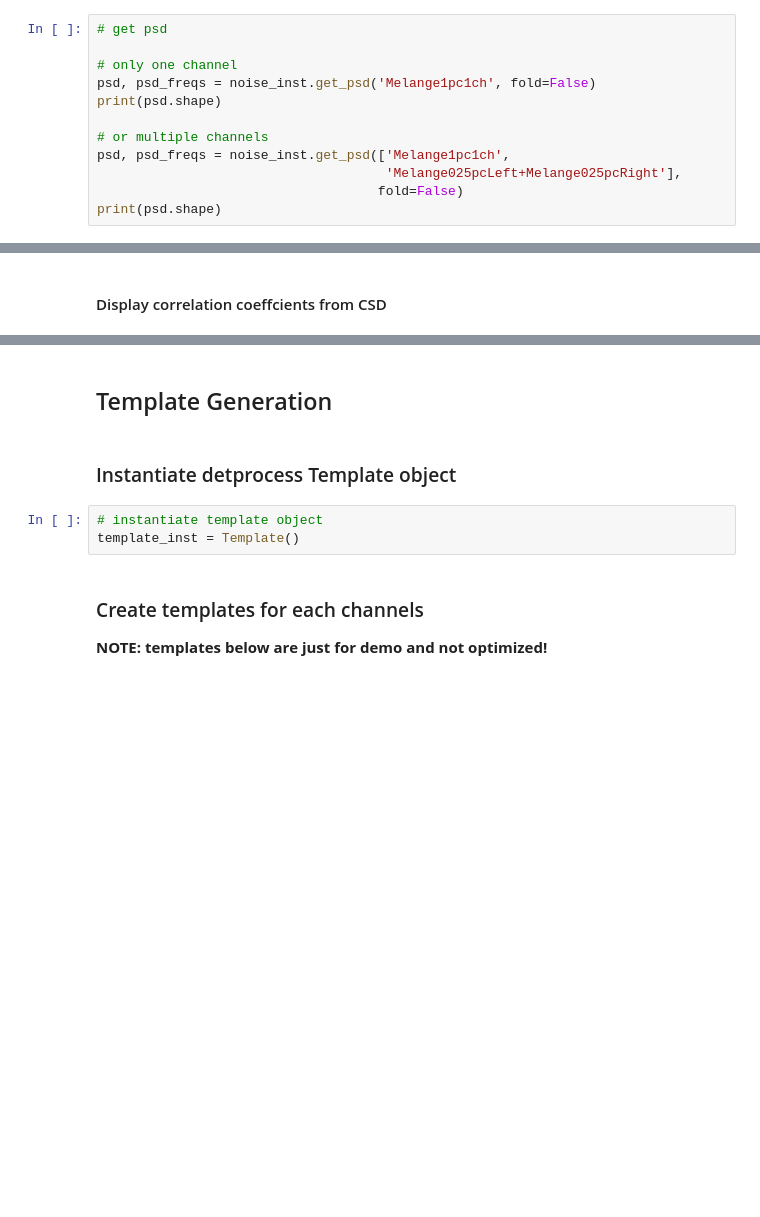
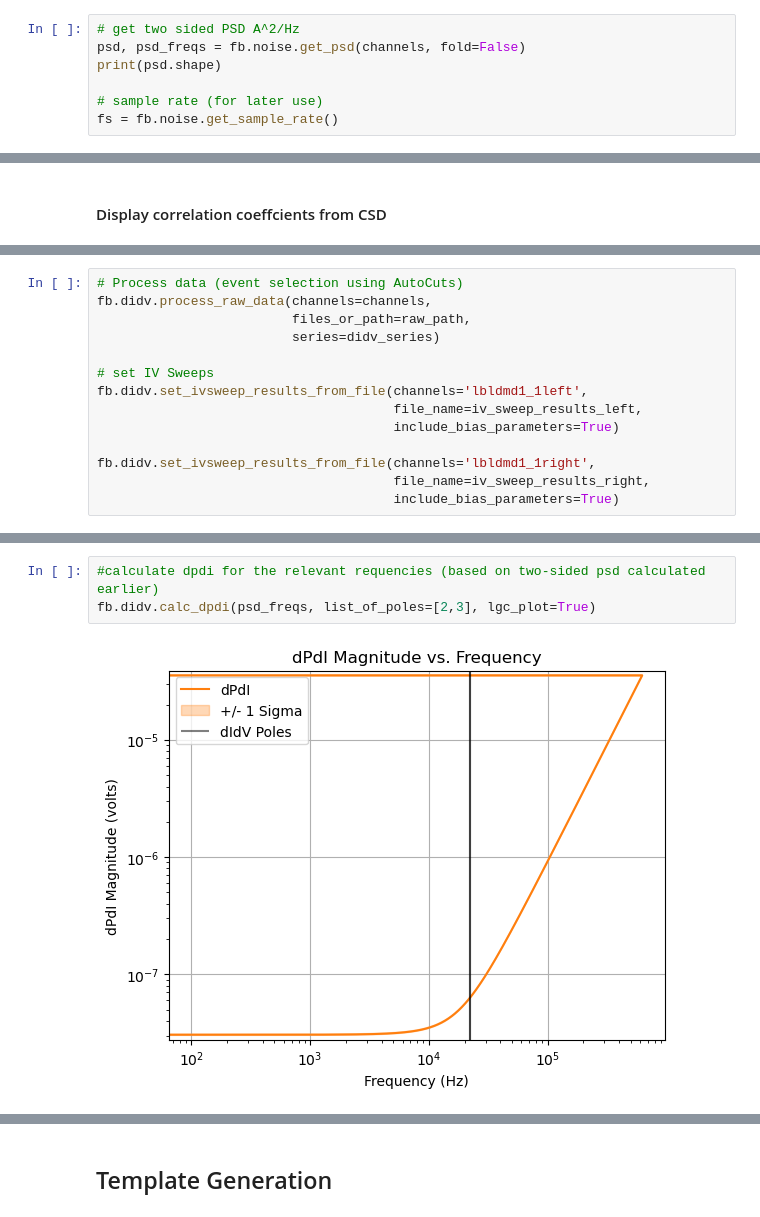
Before and after one commit to spice-herald/detprocess, a Jupyter notebook: examples/filterdata/filter_data_generation.ipynb, the cells around one changed output, grey strips where cells are left out. Saved outputs shown, nothing was run; the diff lists cells and outputs as text; blank space fills up the shorter version.

Commit message:
add demo

```diff
--- a/examples/filterdata/filter_data_generation.ipynb
+++ b/examples/filterdata/filter_data_generation.ipynb
@@ -99,13 +100,8 @@ INFO: Number of events after cuts = 266, efficiency = 26.60%
 # %%
-# get psd
-
-# only one channel
-psd, psd_freqs = noise_inst.get_psd('Melange1pc1ch', fold=False)
+# get two sided PSD A^2/Hz
+psd, psd_freqs = fb.noise.get_psd(channels, fold=False)
 print(psd.shape)
 
-# or multiple channels
-psd, psd_freqs = noise_inst.get_psd(['Melange1pc1ch',
-                                     'Melange025pcLeft+Melange025pcRight'],
-                                    fold=False)
-print(psd.shape)
+# sample rate (for later use)
+fs = fb.noise.get_sample_rate()
 # %% [output]
@@ -165,0 +168,14 @@ INFO: Saving filter/TES data to file /extdata4/runs/run34/filterdata/detprocess_
+# %%
+# Process data (event selection using AutoCuts)
+fb.didv.process_raw_data(channels=channels,
+                         files_or_path=raw_path,
+                         series=didv_series)
+
+# set IV Sweeps
+fb.didv.set_ivsweep_results_from_file(channels='lbldmd1_1left',
+                                      file_name=iv_sweep_results_left,
+                                      include_bias_parameters=True)
+
+fb.didv.set_ivsweep_results_from_file(channels='lbldmd1_1right',
+                                      file_name=iv_sweep_results_right,
+                                      include_bias_parameters=True)
@@ -165,0 +219,5 @@ INFO: Saving filter/TES data to file /extdata4/runs/run34/filterdata/detprocess_
+# %%
+#calculate dpdi for the relevant requencies (based on two-sided psd calculated earlier)
+fb.didv.calc_dpdi(psd_freqs, list_of_poles=[2,3], lgc_plot=True)
+# %% [output]
+[figure, added]
@@ -166,11 +235,2 @@ INFO: Saving filter/TES data to file /extdata4/runs/run34/filterdata/detprocess_
 # %% [markdown]
 ## Template Generation
-# %% [markdown]
-### Instantiate detprocess Template object
-# %%
-# instantiate template object
-template_inst = Template()
-# %% [markdown]
-###  Create templates for each channels
-
-**NOTE: templates below are just for demo and not optimized!**
```
Also changed, not shown: parts of 63 cells of this notebook, 2 other files.
